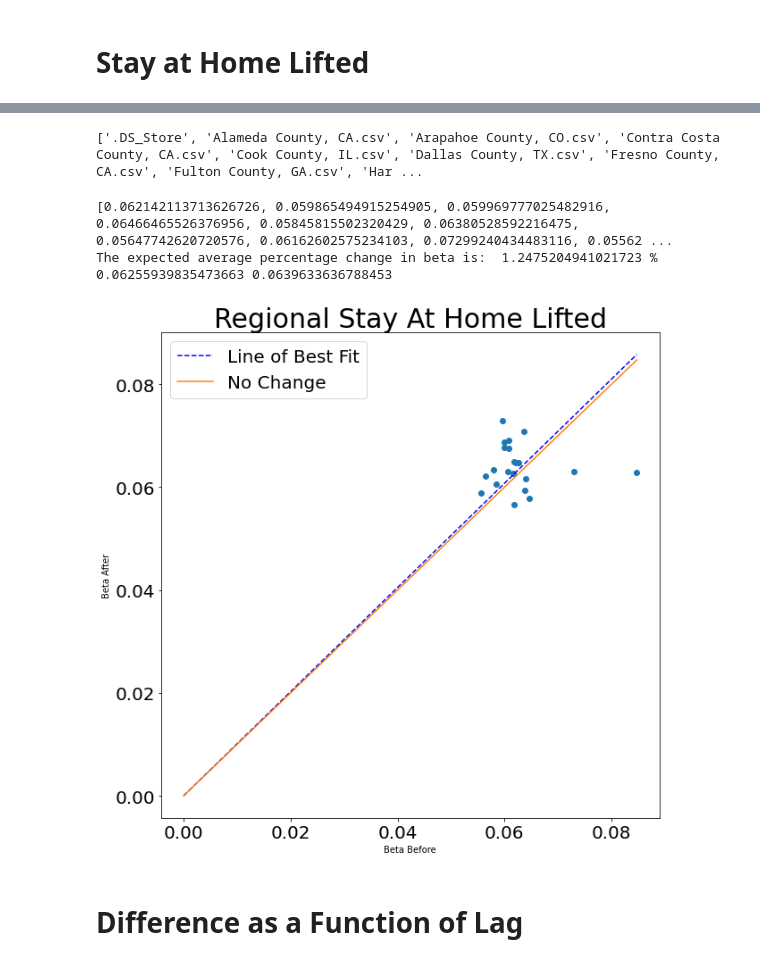
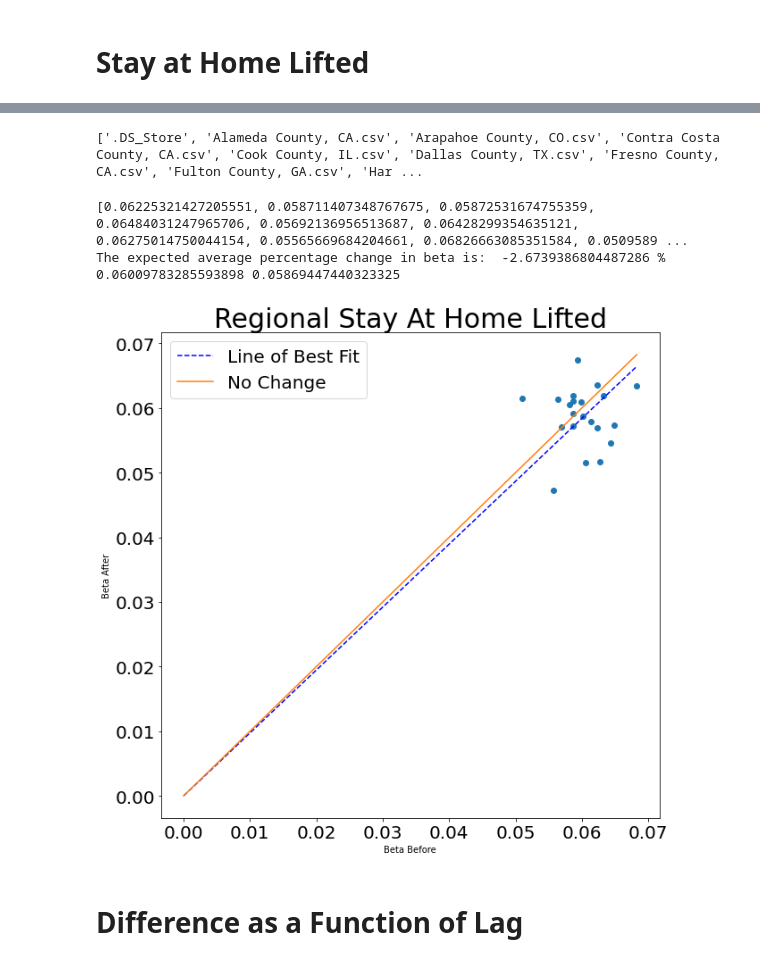
Before and after one commit to holiday-pettijohn/COVID-Tracking-Biola-Summer, a Jupyter notebook: Code/Determining Average Difference for Policies.ipynb, the cells around one changed output, grey strips where cells are left out. Saved outputs shown, nothing was run; the diff lists cells and outputs as text; code cells hidden in the pictures.

```diff
--- a/Code/Determining Average Difference for Policies.ipynb
+++ b/Code/Determining Average Difference for Policies.ipynb
@@ -955,7 +953,7 @@ for file in arr:
 
         #Get beta before and after, getting a 14 day average before and a 14 day average after, starting 7 days after the policy
         for k in range(len(mM)):
-            tB, tA = getBetaDiffC(dates,mM[k], beta, infect, dead, pop, q, numDays)
+            tB, tA = getBetaDiffC(dates,mM[k], beta, infect, dead, pop, q, numDays, window = 14)
             bB.append(tB)
             bA.append(tA)
 
@@ -1073,7 +1071,7 @@ for file in arr:
 
         #Get beta before and after, getting a 14 day average before and a 14 day average after, starting 7 days after the policy
         for k in range(len(mM)):
-            tB, tA = getBetaDiffC(dates,mM[k], beta, infect, dead, pop, q, numDays)
+            tB, tA = getBetaDiffC(dates,mM[k], beta, infect, dead, pop, q, numDays,window = 7)
             bB.append(tB)
             bA.append(tA)
 
@@ -1196,7 +1194,7 @@ for file in arr:
 
         #Get beta before and after, getting a 14 day average before and a 14 day average after, starting 7 days after the policy
         for k in range(len(mM)):
-            tB, tA = getBetaDiffC(dates,mM[k], beta, infect, dead, pop, q, numDays)
+            tB, tA = getBetaDiffC(dates,mM[k], beta, infect, dead, pop, q, numDays,window = 7)
             bB.append(tB)
             bA.append(tA)
 
@@ -1575,7 +1573,7 @@ for file in arr:
 
         #Get beta before and after, getting a 14 day average before and a 14 day average after, starting 7 days after the policy
         for k in range(len(mM)):
-            tB, tA = getBetaDiffC(dates,mM[k], beta, infect, dead, pop, q, numDays, lag = 8)
+            tB, tA = getBetaDiffC(dates,mM[k], beta, infect, dead, pop, q, numDays, lag = 8,window = 7)
             bB.append(tB)
             bA.append(tA)
 
@@ -1697,7 +1695,7 @@ for file in arr:
 
         #Get beta before and after, getting a 14 day average before and a 14 day average after, starting 7 days after the policy
         for k in range(len(mM)):
-            tB, tA = getBetaDiffC(dates,mM[k], beta, infect, dead, pop, q, numDays, lag = 30)
+            tB, tA = getBetaDiffC(dates,mM[k], beta, infect, dead, pop, q, numDays, lag = 14, window = 7)
             bB.append(tB)
             bA.append(tA)
 print(bB)
@@ -1741,37 +1739,37 @@ ax.plot(bB,bA, 'o')
 bB = np.array(bB)
 bB = bB[:,np.newaxis]
 
 bestFit = np.linalg.lstsq(bB,bA, rcond = None)[0]
 bA = np.array(bA)
 f = ax.figure
 f.set_figwidth(10)
 f.set_figheight(10)
 
 #Plotting Line of best fit
 x = np.linspace(0, bB.max())
 ax.plot(x,x*bestFit,color = "blue", linestyle = 'dashed', label = 'Line of Best Fit')
 plt.rc('xtick', labelsize=20)
 plt.rc('ytick', labelsize=20)
 
 #Plotting line y=x
 ax.plot([0,0,bB.max()],[0,0,bB.max()], label = 'No Change')
 
 #ax.axis([0,0.12,0,0.12])
 ax.set_xlabel("Beta Before")
 ax.set_title("Regional Stay At Home Lifted", fontsize = 30)
 ax.set_ylabel("Beta After")
 ax.legend(fontsize = 20)
 
 print("The expected average percentage change in beta is: ", (float(bestFit)-1) * 100, "%")
 
 plt.savefig("Regional Stay at Home Lifted.svg", dpi=200, facecolor='w', edgecolor='w',orientation='portrait', format="svg",transparent=False, bbox_inches=None, pad_inches=0.1, metadata=None)
 print(np.mean(bB), np.mean(bA))
 # %% [output]
 ['.DS_Store', 'Alameda County, CA.csv', 'Arapahoe County, CO.csv', 'Contra Costa County, CA.csv', 'Cook County, IL.csv', 'Dallas County, TX.csv', 'Fresno County, CA.csv', 'Fulton County, GA.csv', 'Har ...
-[0.062142113713626726, 0.059865494915254905, 0.059969777025482916, 0.06466465526376956, 0.05845815502320429, 0.06380528592216475, 0.05647742620720576, 0.06162602575234103, 0.07299240434483116, 0.05562 ...
-The expected average percentage change in beta is:  1.2475204941021723 %
-0.06255939835473663 0.0639633636788453
+[0.06225321427205551, 0.058711407348767675, 0.05872531674755359, 0.06484031247965706, 0.05692136956513687, 0.06428299354635121, 0.06275014750044154, 0.05565669684204661, 0.06826663085351584, 0.0509589 ...
+The expected average percentage change in beta is:  -2.6739386804487286 %
+0.06009783285593898 0.05869447440323325
-[figure, old version]
+[figure, new version]
 # %% [markdown]
 # Difference as a Function of Lag
 # %%
```
Also changed, not shown: parts of 4 cells of this notebook, 5 other files.
